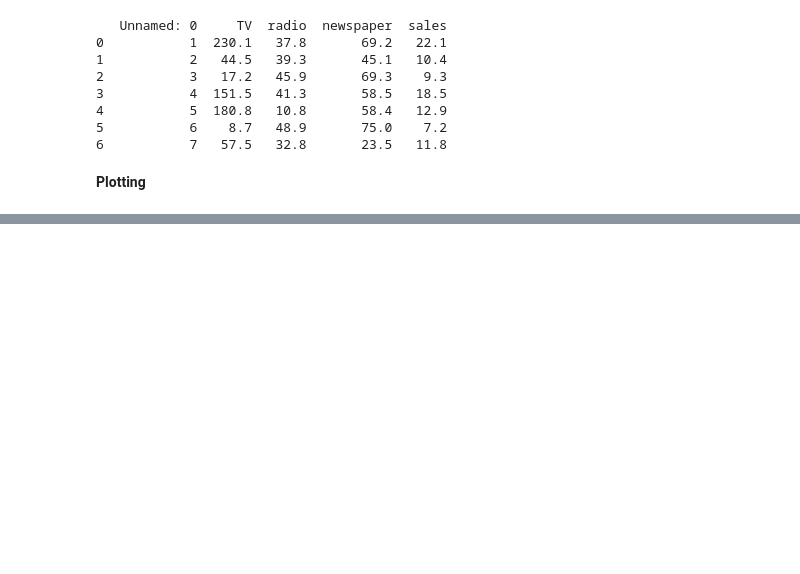
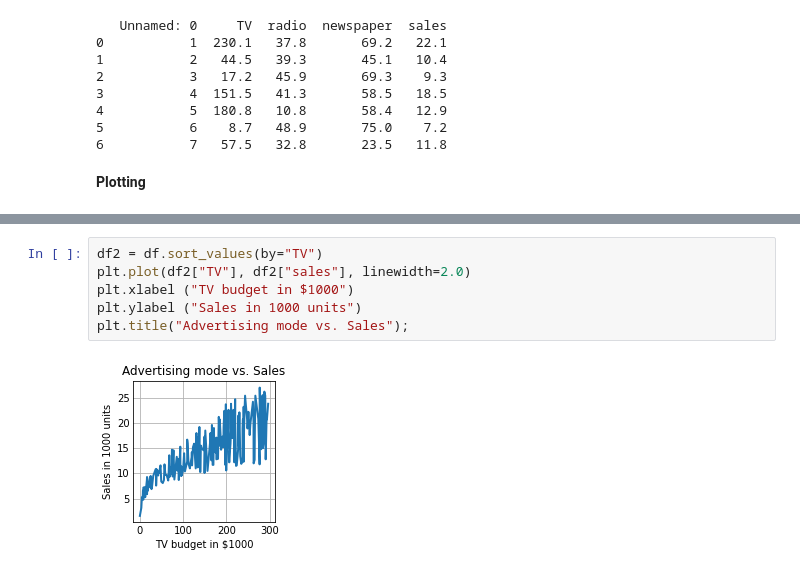
Before and after one commit to gspandhana/MachineLearning, a Jupyter notebook: project1.ipynb, the cells around one changed output, grey strips where cells are left out. Cells and saved outputs as stored; diff of their text form; blank space fills up the shorter version.

```diff
--- a/project1.ipynb
+++ b/project1.ipynb
@@ -58,0 +77,8 @@ plt.title("Advertising mode vs. Sales");
+# %%
+df2 = df.sort_values(by="TV")
+plt.plot(df2["TV"], df2["sales"], linewidth=2.0)
+plt.xlabel ("TV budget in $1000")
+plt.ylabel ("Sales in 1000 units")
+plt.title("Advertising mode vs. Sales");
+# %% [output]
+[figure, added]
```
Also changed, not shown: parts of 5 cells of this notebook.
